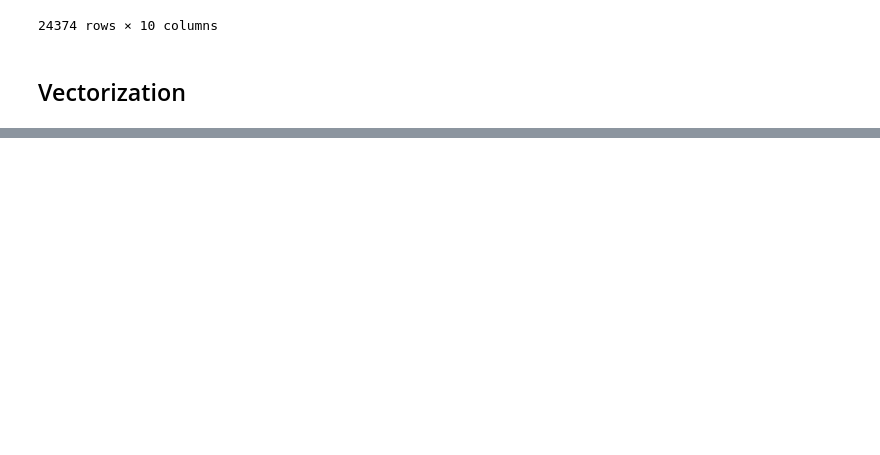
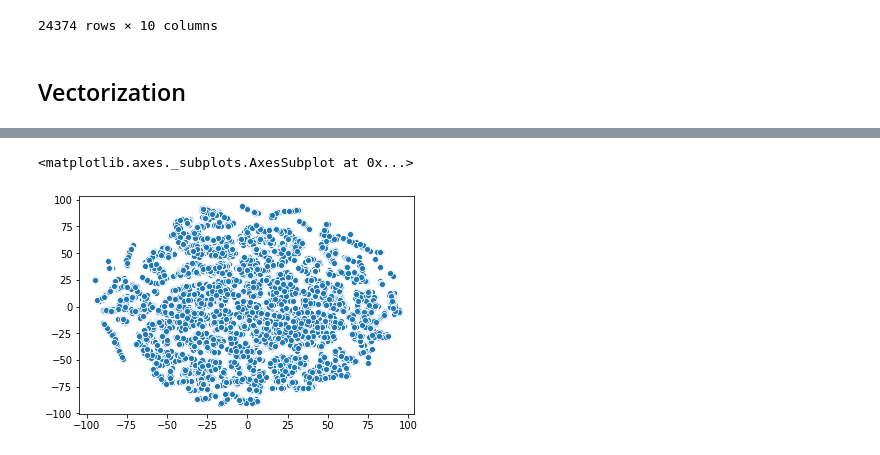
Before and after one commit to oulianov/finance-tweets, a Jupyter notebook: Finance tweets.ipynb, the cells around one changed output, grey strips where cells are left out. Cells and saved outputs as stored; diff of their text form; code cells hidden in the pictures; blank space fills up the shorter version.

```diff
--- a/Finance tweets.ipynb
+++ b/Finance tweets.ipynb
@@ -93,0 +139,9 @@ freq.fit_transform(data_filtered['text'])
+# %%
+from sklearn.manifold import TSNE
+
+X_tsne = TSNE(n_components=2).fit_transform(X_pca_2[:,0:2])
+# %%
+sns.scatterplot(X_tsne[:,0], X_tsne[:,1])
+# %% [output]
+<matplotlib.axes._subplots.AxesSubplot at 0x...>
+[figure, added]
```
Also changed, not shown: parts of 9 cells of this notebook, 1 other file.
